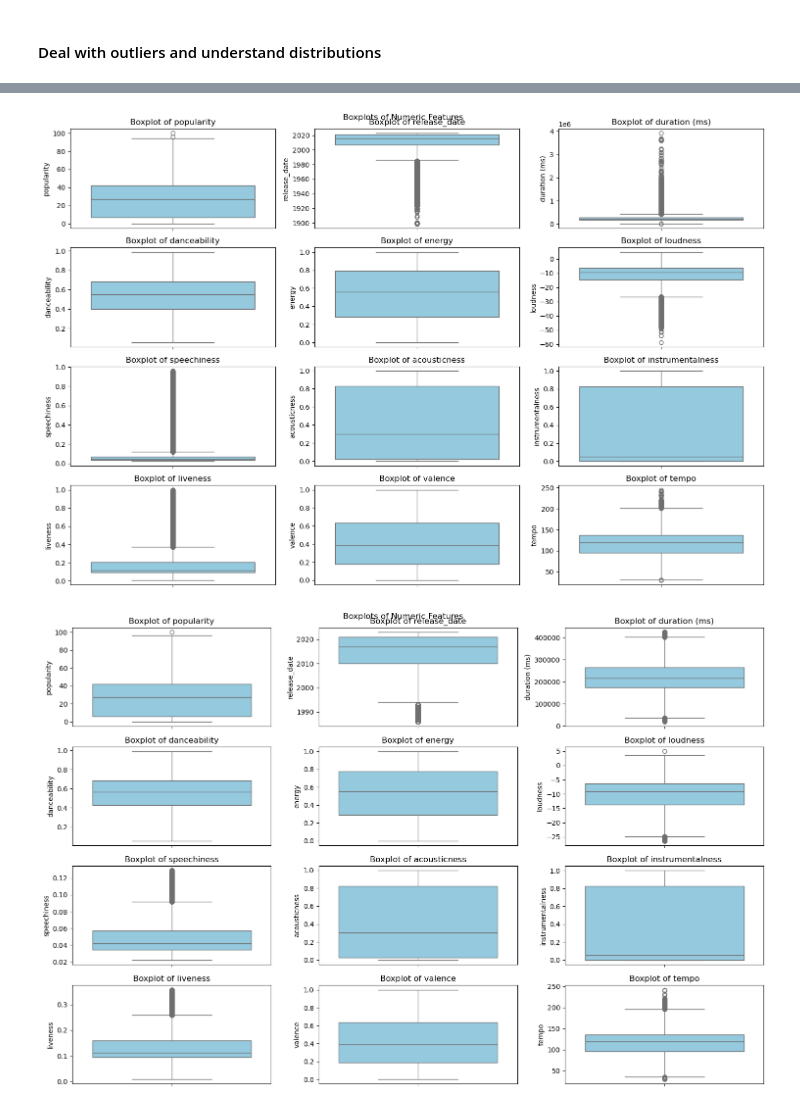
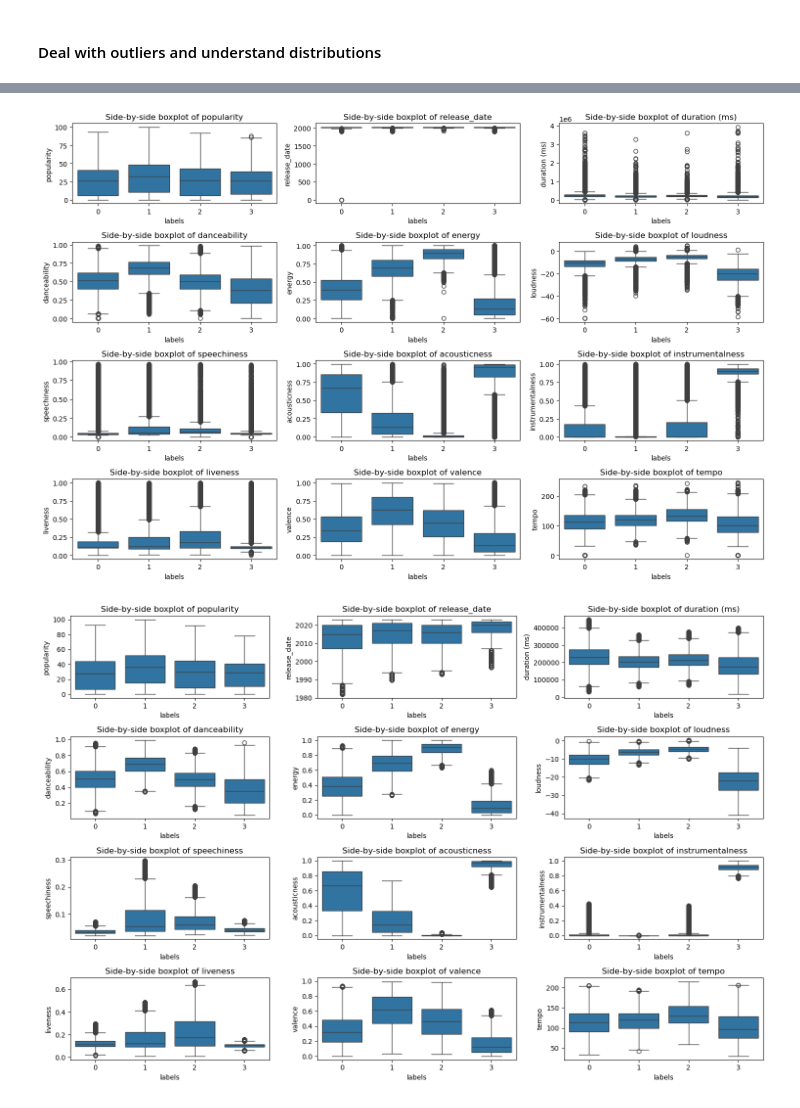
Before and after one commit to JuanRobledo12/cse6242-project, a Jupyter notebook: eda.ipynb, the cells around one changed output, grey strips where cells are left out. Drawn from its saved outputs; the diff is of its cells as text; code cells hidden in the pictures.

```diff
--- a/eda.ipynb
+++ b/eda.ipynb
@@ -321,34 +303,40 @@ plot_data.plot_multiple_distributions(df_cleaned)
 # %%
-plot_data.plot_multiple_boxplots(df_cleaned)
+plot_data.plot_multiple_side_by_side_boxplots(df_cleaned)
 # %% [output]
-[figure, old version]
+[figure, new version]
 # %%
-# TODO: Deal with outliers. eliminate them.
+def remove_outliers(df, target_col, cols_to_avoid=['popularity']):
+    df = df.copy()
+    # For each numeric column, calculate the IQR and remove outliers by class
+    numeric_columns = list(df.select_dtypes(include=['float64', 'int64']).columns)
 
-def remove_outliers(df, cols_to_avoid=['popularity']):
+    # Ensure the target column is excluded from outlier processing
+    numeric_columns.remove(target_col)
 
-        df = df.copy()
-        # For each numeric column, calculate the IQR and remove outliers
-        numeric_columns = list(df.select_dtypes(include=['float64', 'int64']).columns)
-        numeric_columns.pop(-1)
-        # remove target variable col
-        numeric_columns.pop(-1)
+    # Remove any columns in the cols_to_avoid list
+    numeric_columns = [col for col in numeric_columns if col not in cols_to_avoid]
+
+    # Group by the target column (class)
+    def outlier_removal(group):
         for col in numeric_columns:
-            if col not in cols_to_avoid:
-                Q1 = df[col].quantile(0.25)
-                Q3 = df[col].quantile(0.75)
-                IQR = Q3 - Q1
-                lower_bound = Q1 - 1.5 * IQR
-                upper_bound = Q3 + 1.5 * IQR
-                # Filter the DataFrame
-                df = df[(df[col] >= lower_bound) & (df[col] <= upper_bound)]
+            Q1 = group[col].quantile(0.25)
+            Q3 = group[col].quantile(0.75)
+            IQR = Q3 - Q1
+            lower_bound = Q1 - 1.5 * IQR
+            upper_bound = Q3 + 1.5 * IQR
+            # Filter the group
+            group = group[(group[col] >= lower_bound) & (group[col] <= upper_bound)]
+        return group
 
-        return df
+    # Apply the outlier removal function to each group
+    df = df.groupby(target_col).apply(outlier_removal).reset_index(drop=True)
+
+    return df
 # %%
-df_cleaned = remove_outliers(df_cleaned)
-plot_data.plot_multiple_boxplots(df_cleaned)
+df_cleaned = remove_outliers(df_cleaned, target_col='labels')
+plot_data.plot_multiple_side_by_side_boxplots(df_cleaned)
 # %% [output]
-[figure, old version]
+[figure, new version]
 # %%
 df_cleaned.head()
 # %% [output]
```
Also changed, not shown: parts of 6 cells of this notebook, 10 other files.
